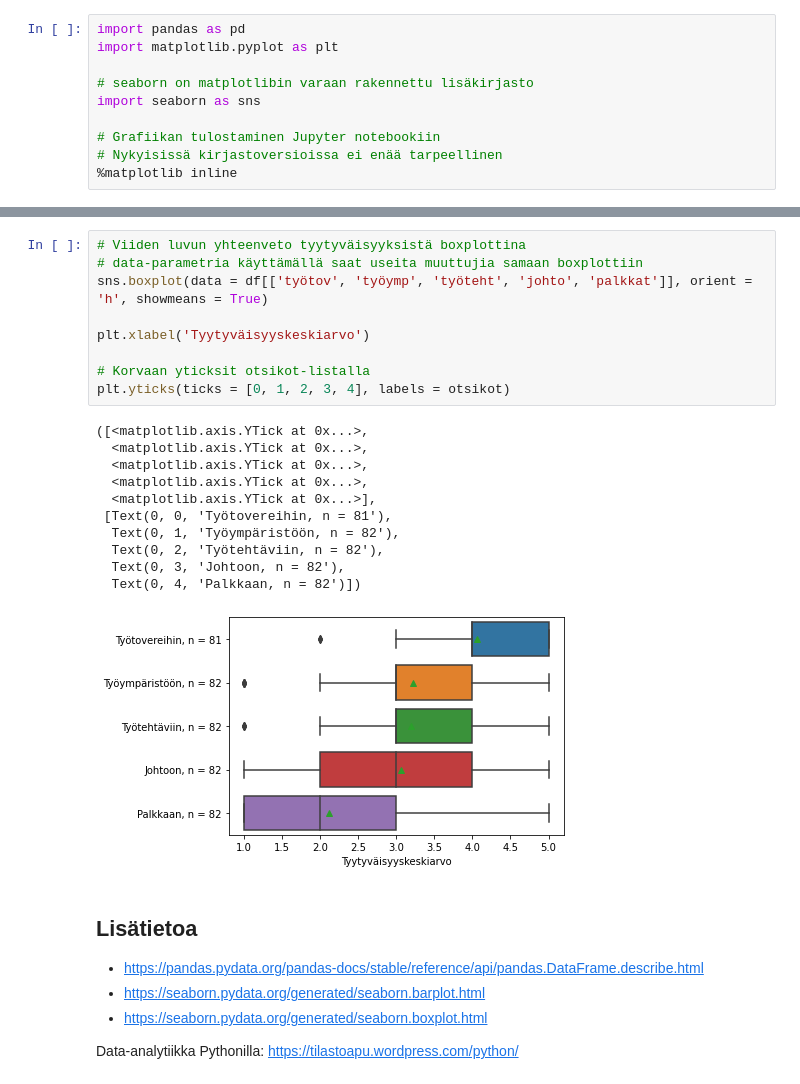
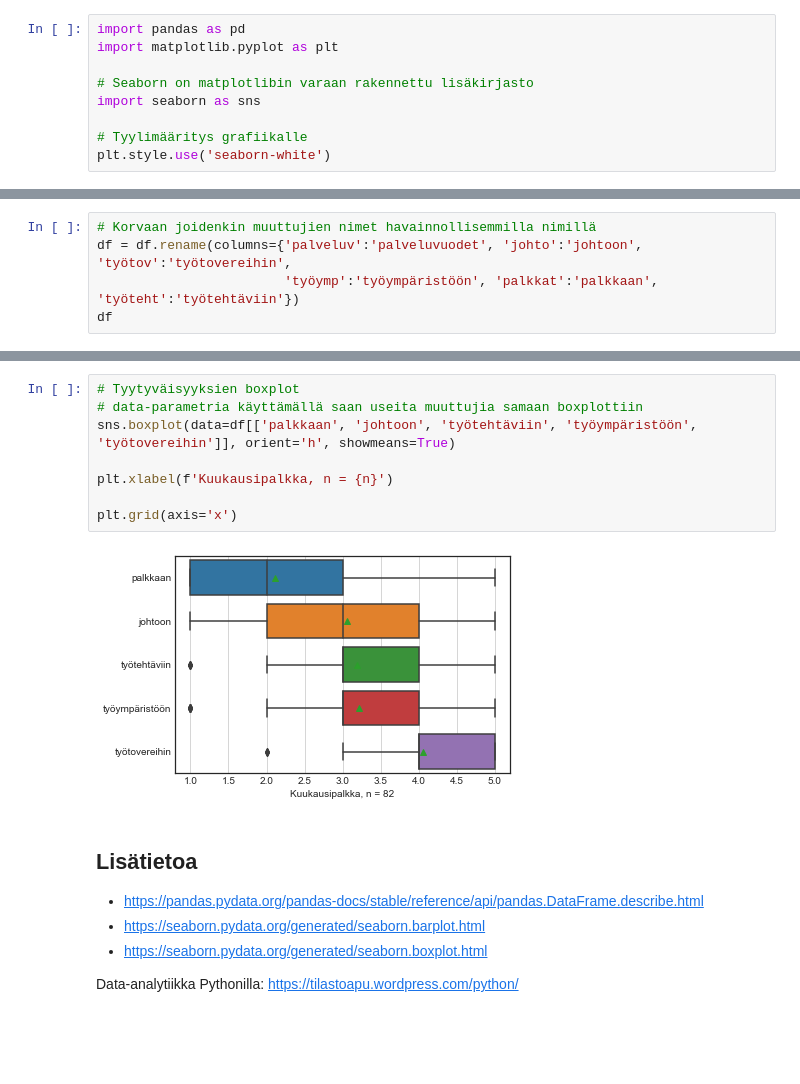
Before and after one commit to taanila/kuvaileva, a Jupyter notebook: tunnuslukuja.ipynb, the cells around one changed output, grey strips where cells are left out. Saved outputs shown, nothing was run; the diff lists cells and outputs as text; blank space fills up the shorter version.

```diff
--- a/tunnuslukuja.ipynb
+++ b/tunnuslukuja.ipynb
@@ -18,11 +16,10 @@ Määrällisille muuttujille kannattaa laskea:
 import pandas as pd
 import matplotlib.pyplot as plt
 
-# seaborn on matplotlibin varaan rakennettu lisäkirjasto
+# Seaborn on matplotlibin varaan rakennettu lisäkirjasto
 import seaborn as sns
 
-# Grafiikan tulostaminen Jupyter notebookiin
-# Nykyisissä kirjastoversioissa ei enää tarpeellinen
-%matplotlib inline
+# Tyylimääritys grafiikalle
+plt.style.use('seaborn-white')
 # %%
 df = pd.read_excel('https://taanila.fi/data1.xlsx')
@@ -38,0 +41,5 @@ df.head()
+# %%
+# Korvaan joidenkin muuttujien nimet havainnollisemmilla nimillä
+df = df.rename(columns={'palveluv':'palveluvuodet', 'johto':'johtoon', 'työtov':'työtovereihin',
+                        'työymp':'työympäristöön', 'palkkat':'palkkaan', 'työteht':'työtehtäviin'})
+df
@@ -153,29 +179,18 @@ Text(0.5, 0, 'Kuukausipalkka, n = 82')
 # %%
-# Viiden luvun yhteenveto tyytyväisyyksistä boxplottina
-# data-parametria käyttämällä saat useita muuttujia samaan boxplottiin
-sns.boxplot(data = df[['työtov', 'työymp', 'työteht', 'johto', 'palkkat']], orient = 'h', showmeans = True)
+# Tyytyväisyyksien boxplot
+# data-parametria käyttämällä saan useita muuttujia samaan boxplottiin
+sns.boxplot(data=df[['palkkaan', 'johtoon', 'työtehtäviin', 'työympäristöön', 'työtovereihin']], orient='h', showmeans=True)
 
-plt.xlabel('Tyytyväisyyskeskiarvo')
+plt.xlabel(f'Kuukausipalkka, n = {n}')
 
-# Korvaan yticksit otsikot-listalla
-plt.yticks(ticks = [0, 1, 2, 3, 4], labels = otsikot)
+plt.grid(axis='x')
 # %% [output]
-([<matplotlib.axis.YTick at 0x...>,
-  <matplotlib.axis.YTick at 0x...>,
-  <matplotlib.axis.YTick at 0x...>,
-  <matplotlib.axis.YTick at 0x...>,
-  <matplotlib.axis.YTick at 0x...>],
- [Text(0, 0, 'Työtovereihin, n = 81'),
-  Text(0, 1, 'Työympäristöön, n = 82'),
-  Text(0, 2, 'Työtehtäviin, n = 82'),
-  Text(0, 3, 'Johtoon, n = 82'),
-  Text(0, 4, 'Palkkaan, n = 82')])
-[figure, old version]
+[figure, new version]
 # %% [markdown]
-<h2>Lisätietoa</h2>
+## Lisätietoa
 
-- https://pandas.pydata.org/pandas-docs/stable/reference/api/pandas.DataFrame.describe.html
-- https://seaborn.pydata.org/generated/seaborn.barplot.html
-- https://seaborn.pydata.org/generated/seaborn.boxplot.html
+* https://pandas.pydata.org/pandas-docs/stable/reference/api/pandas.DataFrame.describe.html
+* https://seaborn.pydata.org/generated/seaborn.barplot.html
+* https://seaborn.pydata.org/generated/seaborn.boxplot.html
 
 Data-analytiikka Pythonilla: https://tilastoapu.wordpress.com/python/
```
Also changed, not shown: parts of 17 cells of this notebook.
